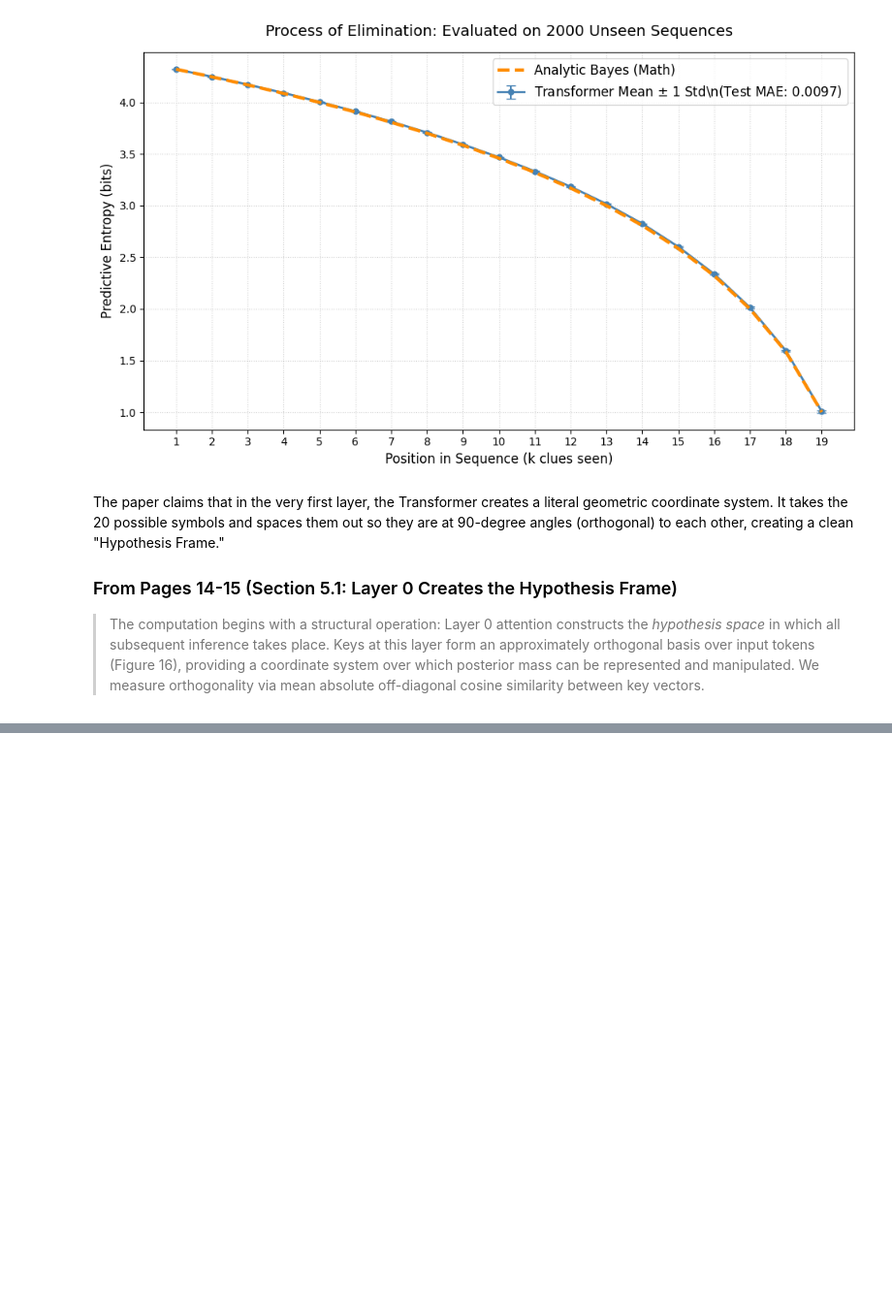
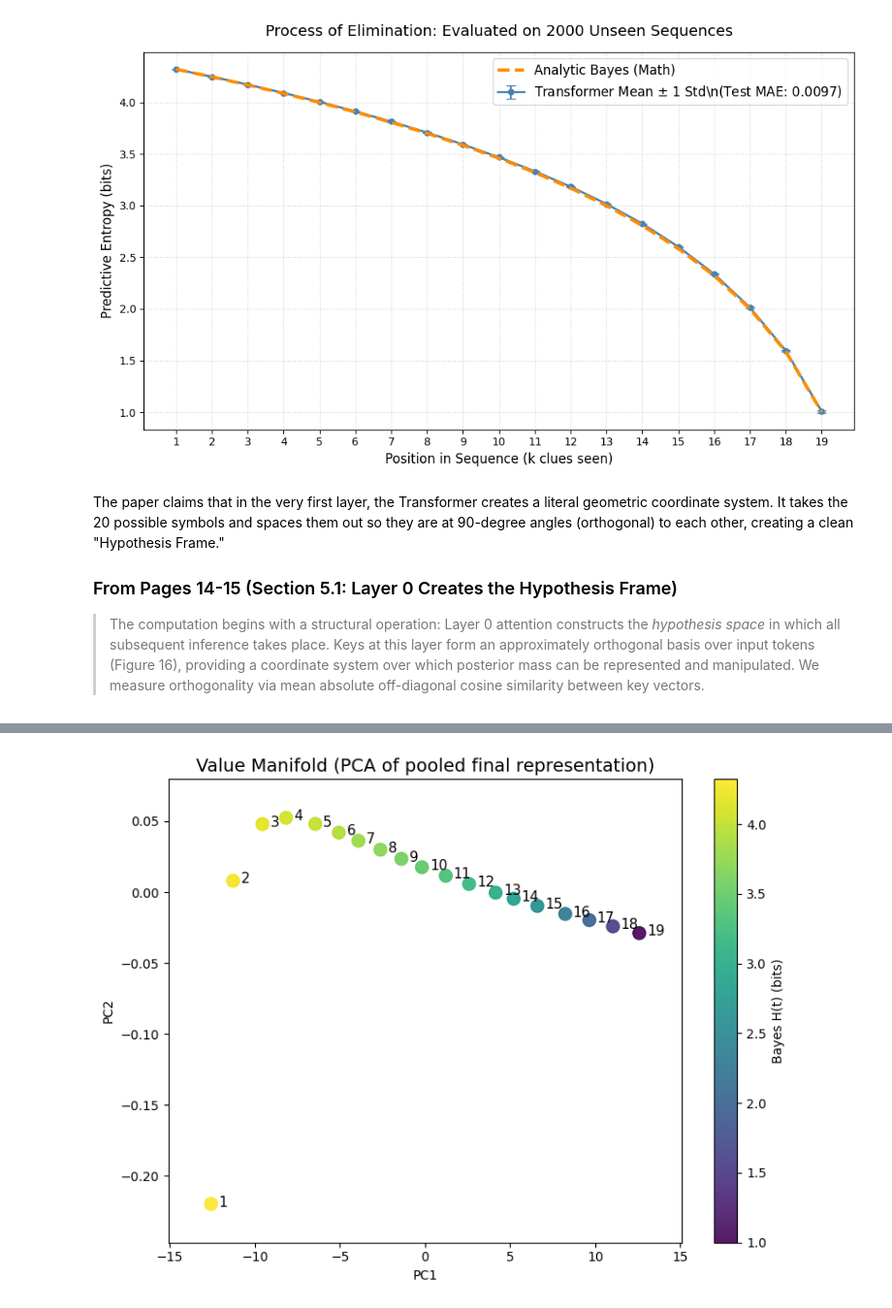
Before and after one commit to amirh0ss3in/ATProject, a Jupyter notebook: bijection_task_1.ipynb, the cells around one changed output, grey strips where cells are left out. Shown at 97% size. Drawn from its saved outputs; the diff is of its cells as text; code cells hidden in the pictures; blank space fills up the shorter version.

```diff
--- a/bijection_task_1.ipynb
+++ b/bijection_task_1.ipynb
@@ -371,3 +371,83 @@ The paper claims that in the very first layer, the Transformer creates a literal
 ### From Pages 14-15 (Section 5.1: Layer 0 Creates the Hypothesis Frame)
 
 > The computation begins with a structural operation: Layer 0 attention constructs the *hypothesis space* in which all subsequent inference takes place. Keys at this layer form an approximately orthogonal basis over input tokens (Figure 16), providing a coordinate system over which posterior mass can be represented and manipulated. We measure orthogonality via mean absolute off-diagonal cosine similarity between key vectors.
+# %%
+import torch
+from sklearn.decomposition import PCA
+import matplotlib.pyplot as plt
+import numpy as np
+
+# --- 1. SETUP HOOK ---
+activations = {}
+def get_activation(name):
+    def hook(model, input, output):
+        if isinstance(output, tuple):
+            activations[name] = output[0].detach()
+        else:
+            activations[name] = output.detach()
+    return hook
+
+# The caption specifies "block attention output"
+h1 = model.transformer.layers[-1].self_attn.register_forward_hook(get_activation('block_attn'))
+
+# --- 2. EXTRACT AND POOL DATA ---
+# Pass a large batch to get a stable, clean average
+pool_loader = torch.utils.data.DataLoader(test_dataset, batch_size=1000, shuffle=False)
+batch = next(iter(pool_loader))
+inputs = batch['input_ids'].to(DEVICE)
+
+model.eval()
+with torch.no_grad():
+    _ = model(inputs)
+
+h1.remove() # Clean up hook
+
+# Extract predictions positions. Shape: [Batch(1000), Steps(19), D_MODEL(192)]
+attn_out = activations['block_attn'][:, Y_POSITIONS, :].cpu().numpy()
+
+# *** THE CRITICAL STEP ***
+# Average across the batch dimension (axis=0) to marginalize out token identities.
+# This leaves exactly 19 points (one pure representation for each prediction step)
+pooled_outputs = attn_out.mean(axis=0) # Shape: [19, D_MODEL]
+
+# Calculate the analytic entropy for the 19 steps to color the points
+# H(k) = log2(20 - k + 1) for k in 1..19
+steps = np.arange(1, 20)
+analytic_entropies = np.log2(20 - steps + 1)
+
+# --- 3. PCA AND PLOTTING ---
+# Fit PCA directly on the 19 pooled points
+pca = PCA(n_components=2)
+proj = pca.fit_transform(pooled_outputs) # Shape: [19, 2]
+
+plt.figure(figsize=(8, 6))
+# 'viridis' maps high values (4.3 bits) to Yellow and low (1.0 bits) to Purple, matching the paper
+sc = plt.scatter(proj[:, 0], proj[:, 1], c=analytic_entropies, cmap='viridis', s=100, alpha=0.9)
+
+# Annotate points 1 through 19
+for i, txt in enumerate(steps):
+    plt.annotate(str(txt), (proj[i, 0], proj[i, 1]),
+                 fontsize=11, xytext=(6, -2), textcoords="offset points")
+
+plt.title("Value Manifold (PCA of pooled final representation)", fontsize=14)
+plt.xlabel("PC1")
+plt.ylabel("PC2")
+
+cbar = plt.colorbar(sc)
+cbar.set_label("Bayes H(t) (bits)")
+
+plt.margins(0.1) # Give a little padding so text doesn't hit borders
+plt.tight_layout()
+
+import os
+
+# --- SAVE THE PLOT ---
+output_dir = "results"
+os.makedirs(output_dir, exist_ok=True)
+
+file_path_18b = os.path.join(output_dir, "fig18b_value_manifold.pdf")
+plt.savefig(file_path_18b, format='pdf', bbox_inches='tight', dpi=300)
+print(f"Plot successfully saved to: {file_path_18b}")
+
+plt.show()
+# %% [output]
@@ -373,0 +455 @@ The paper claims that in the very first layer, the Transformer creates a literal
+[figure, added]
```
Also changed, not shown: parts of 2 cells of this notebook, 3 other files.
